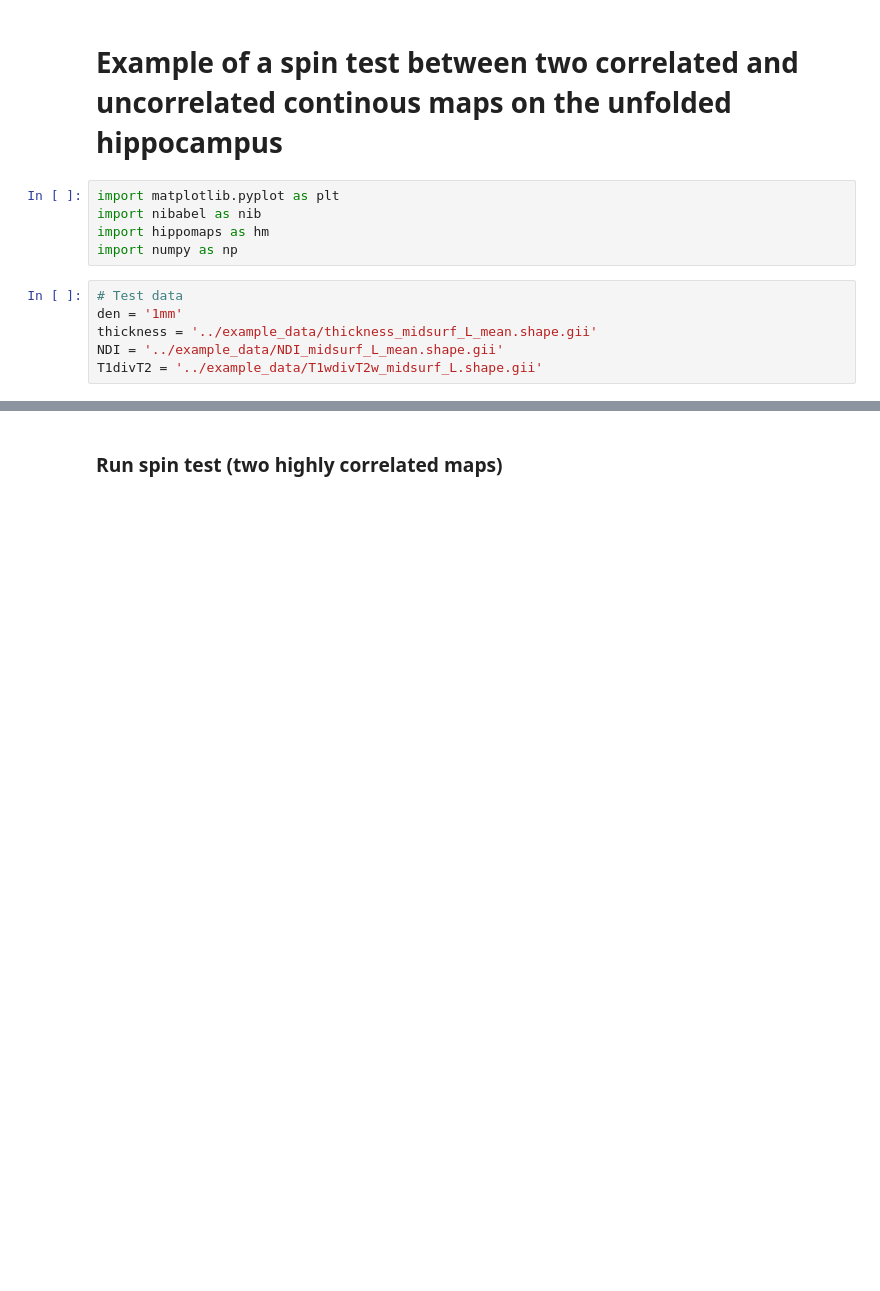
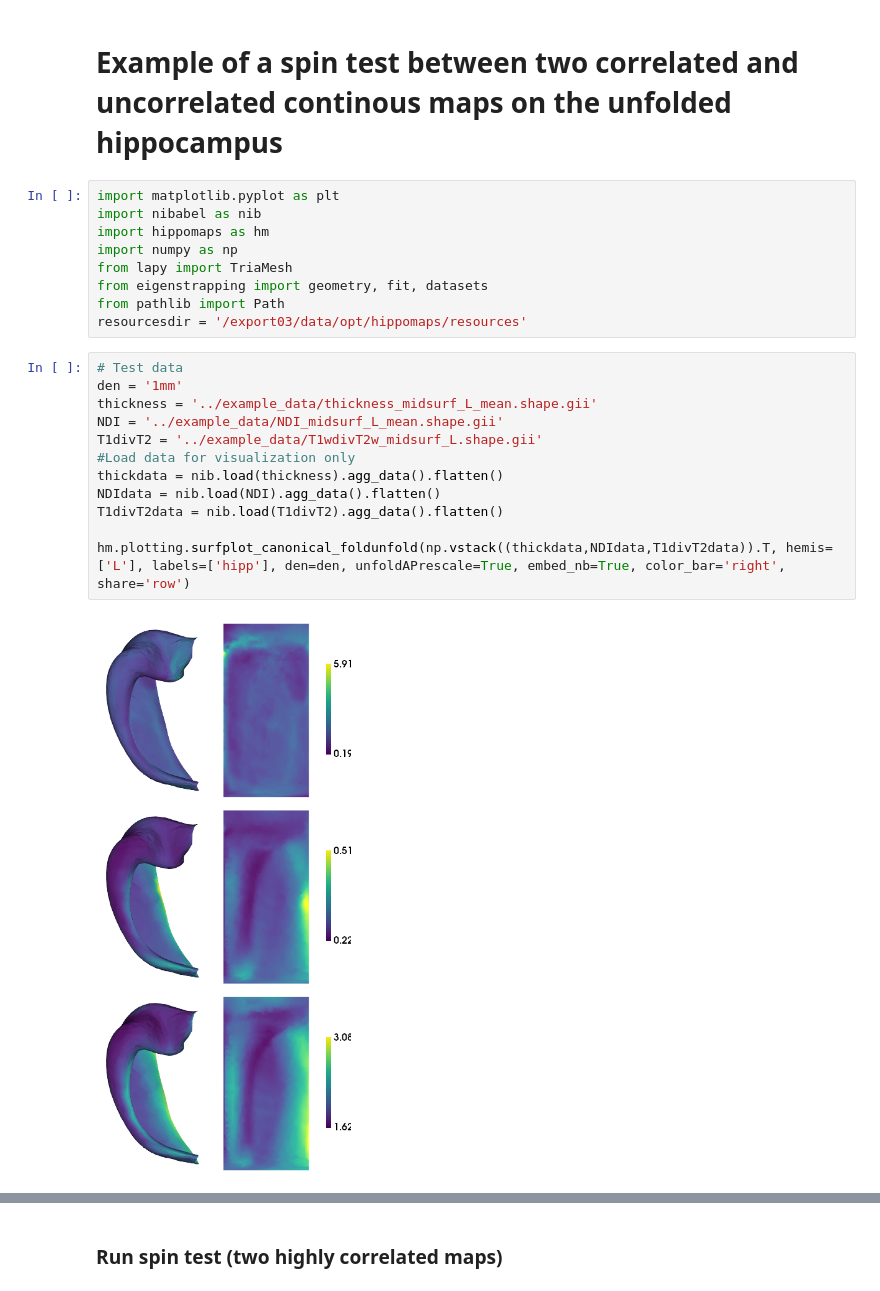
Before and after one commit to jordandekraker/hippomaps, a Jupyter notebook: hippomaps/demos/example_spintest.ipynb, the cells around one changed output, grey strips where cells are left out. Drawn from its saved outputs; the diff is of its cells as text; blank space fills up the shorter version.

```diff
--- a/hippomaps/demos/example_spintest.ipynb
+++ b/hippomaps/demos/example_spintest.ipynb
@@ -5,10 +5,22 @@ import matplotlib.pyplot as plt
 import nibabel as nib
 import hippomaps as hm
 import numpy as np
+from lapy import TriaMesh
+from eigenstrapping import geometry, fit, datasets
+from pathlib import Path
+resourcesdir = '/export03/data/opt/hippomaps/resources'
 # %%
 # Test data
 den = '1mm'
 thickness = '../example_data/thickness_midsurf_L_mean.shape.gii'
 NDI = '../example_data/NDI_midsurf_L_mean.shape.gii'
 T1divT2 = '../example_data/T1wdivT2w_midsurf_L.shape.gii'
+#Load data for visualization only
+thickdata = nib.load(thickness).agg_data().flatten()
+NDIdata = nib.load(NDI).agg_data().flatten()
+T1divT2data = nib.load(T1divT2).agg_data().flatten()
+
+hm.plotting.surfplot_canonical_foldunfold(np.vstack((thickdata,NDIdata,T1divT2data)).T, hemis=['L'], labels=['hipp'], den=den, unfoldAPrescale=True, embed_nb=True, color_bar='right', share='row')
+# %% [output]
+[figure, added]
 # %% [markdown]
```
Also changed, not shown: parts of 15 cells of this notebook, 1 other file.
